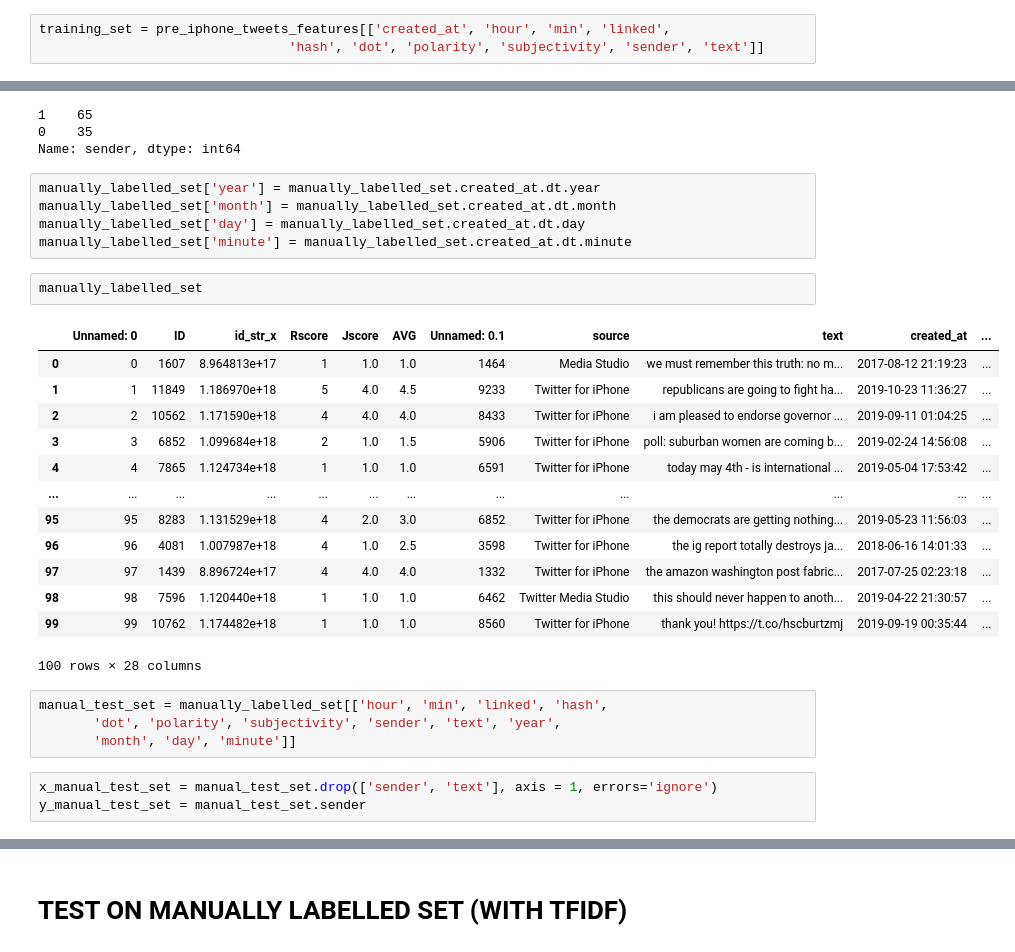
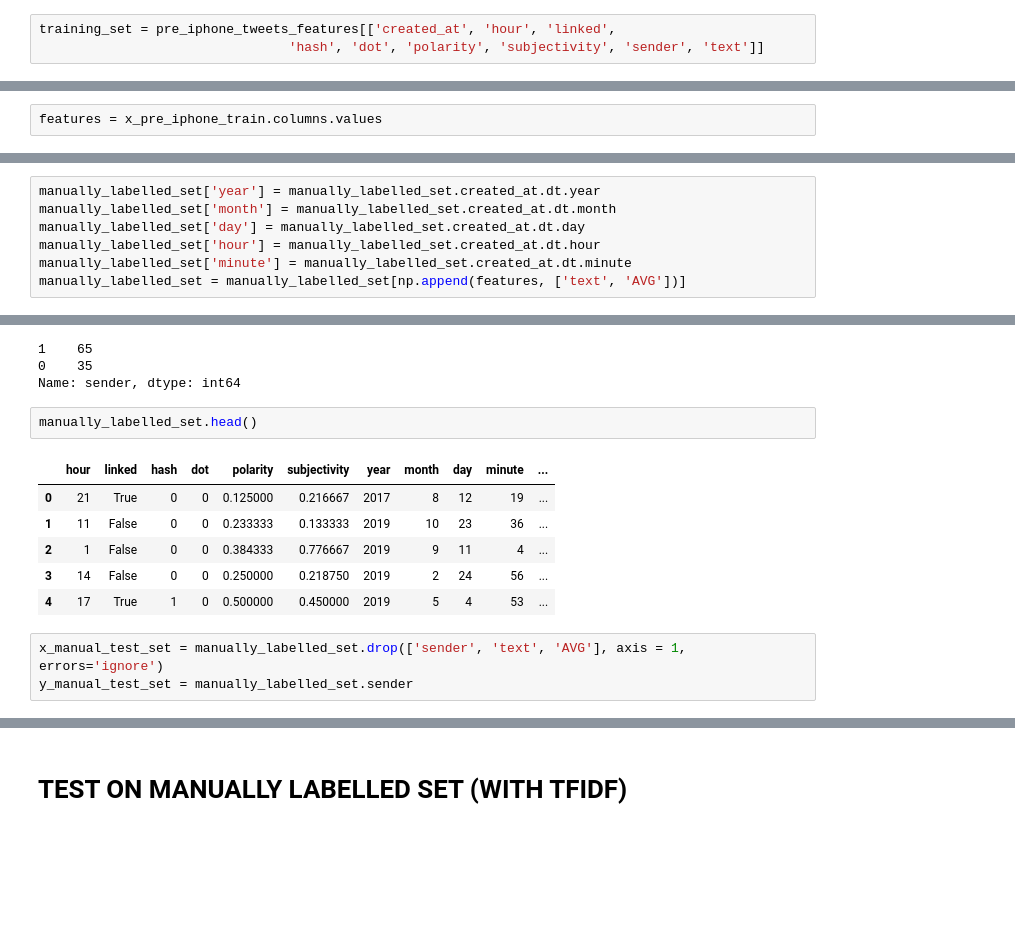
Before and after one commit to ddemarco96/FinalProject40, a Jupyter notebook: Original_Model.ipynb, the cells around one changed output, grey strips where cells are left out. Drawn from its saved outputs; the diff is of its cells as text; blank space fills up the shorter version.

```diff
--- a/Original_Model.ipynb
+++ b/Original_Model.ipynb
@@ -74,7 +101,7 @@ Try using .loc[row_indexer,col_indexer] = value instead
 See the caveats in the documentation: http://pandas.pydata.org/pandas-docs/stable/user_guide/indexing.html#returning-a-view-versus-a-copy
   This is separate from the ipykernel package so we can avoid doing imports until
 # %%
-training_set = pre_iphone_tweets_features[['created_at', 'hour', 'min', 'linked',
+training_set = pre_iphone_tweets_features[['created_at', 'hour', 'linked',
                                 'hash', 'dot', 'polarity', 'subjectivity', 'sender', 'text']]
 # %%
 training_set['year'] = training_set.created_at.dt.year
@@ -127,6 +154,8 @@ y_pre_iphone_train = pre_iphone_train.sender
 
 x_pre_iphone_test = pre_iphone_test.drop('sender', axis=1, errors='ignore')
 y_pre_iphone_test = pre_iphone_test.sender
+# %%
+features = x_pre_iphone_train.columns.values
 # %% [markdown]
 # Baseline Random Forest Classifier
 # %%
@@ -218,3 +255,10 @@ model_with_tfidf.score(x_pre_iphone_test_wtfidf, y_pre_iphone_test_wtfidf)
 # %%
 manually_labelled_set = pd.read_csv("manul100.csv")
 manually_labelled_set['created_at'] = pd.to_datetime(manually_labelled_set['created_at'])
+# %%
+manually_labelled_set['year'] = manually_labelled_set.created_at.dt.year
+manually_labelled_set['month'] = manually_labelled_set.created_at.dt.month
+manually_labelled_set['day'] = manually_labelled_set.created_at.dt.day
+manually_labelled_set['hour'] = manually_labelled_set.created_at.dt.hour
+manually_labelled_set['minute'] = manually_labelled_set.created_at.dt.minute
+manually_labelled_set = manually_labelled_set[np.append(features, ['text', 'AVG'])]
@@ -226,34 +279,18 @@ manually_labelled_set.sender.value_counts()
 1    65
 0    35
 Name: sender, dtype: int64
-# %%
-manually_labelled_set['year'] = manually_labelled_set.created_at.dt.year
-manually_labelled_set['month'] = manually_labelled_set.created_at.dt.month
-manually_labelled_set['day'] = manually_labelled_set.created_at.dt.day
-manually_labelled_set['minute'] = manually_labelled_set.created_at.dt.minute
 # %%
-manually_labelled_set
+manually_labelled_set.head()
 # %% [output]
-|  | Unnamed: 0 | ID | id_str_x | Rscore | Jscore | AVG | Unnamed: 0.1 | source | text | created_at | ... |
-| 0 | 0 | 1607 | 8.964813e+17 | 1 | 1.0 | 1.0 | 1464 | Media Studio | we must remember this truth: no m... | 2017-08-12 21:19:23 | ... |
-| 1 | 1 | 11849 | 1.186970e+18 | 5 | 4.0 | 4.5 | 9233 | Twitter for iPhone | republicans are going to fight ha... | 2019-10-23 11:36:27 | ... |
-| 2 | 2 | 10562 | 1.171590e+18 | 4 | 4.0 | 4.0 | 8433 | Twitter for iPhone | i am pleased to endorse governor ... | 2019-09-11 01:04:25 | ... |
-| 3 | 3 | 6852 | 1.099684e+18 | 2 | 1.0 | 1.5 | 5906 | Twitter for iPhone | poll: suburban women are coming b... | 2019-02-24 14:56:08 | ... |
-| 4 | 4 | 7865 | 1.124734e+18 | 1 | 1.0 | 1.0 | 6591 | Twitter for iPhone | today may 4th - is international ... | 2019-05-04 17:53:42 | ... |
-| ... | ... | ... | ... | ... | ... | ... | ... | ... | ... | ... | ... |
-| 95 | 95 | 8283 | 1.131529e+18 | 4 | 2.0 | 3.0 | 6852 | Twitter for iPhone | the democrats are getting nothing... | 2019-05-23 11:56:03 | ... |
-| 96 | 96 | 4081 | 1.007987e+18 | 4 | 1.0 | 2.5 | 3598 | Twitter for iPhone | the ig report totally destroys ja... | 2018-06-16 14:01:33 | ... |
-| 97 | 97 | 1439 | 8.896724e+17 | 4 | 4.0 | 4.0 | 1332 | Twitter for iPhone | the amazon washington post fabric... | 2017-07-25 02:23:18 | ... |
-| 98 | 98 | 7596 | 1.120440e+18 | 1 | 1.0 | 1.0 | 6462 | Twitter Media Studio | this should never happen to anoth... | 2019-04-22 21:30:57 | ... |
-| 99 | 99 | 10762 | 1.174482e+18 | 1 | 1.0 | 1.0 | 8560 | Twitter for iPhone | thank you! https://t.co/hscburtzmj | 2019-09-19 00:35:44 | ... |
+|  | hour | linked | hash | dot | polarity | subjectivity | year | month | day | minute | ... |
+| 0 | 21 | True | 0 | 0 | 0.125000 | 0.216667 | 2017 | 8 | 12 | 19 | ... |
+| 1 | 11 | False | 0 | 0 | 0.233333 | 0.133333 | 2019 | 10 | 23 | 36 | ... |
+| 2 | 1 | False | 0 | 0 | 0.384333 | 0.776667 | 2019 | 9 | 11 | 4 | ... |
+| 3 | 14 | False | 0 | 0 | 0.250000 | 0.218750 | 2019 | 2 | 24 | 56 | ... |
+| 4 | 17 | True | 1 | 0 | 0.500000 | 0.450000 | 2019 | 5 | 4 | 53 | ... |
-100 rows × 28 columns
-# %%
-manual_test_set = manually_labelled_set[['hour', 'min', 'linked', 'hash',
-       'dot', 'polarity', 'subjectivity', 'sender', 'text', 'year',
-       'month', 'day', 'minute']]
 # %%
-x_manual_test_set = manual_test_set.drop(['sender', 'text'], axis = 1, errors='ignore')
-y_manual_test_set = manual_test_set.sender
+x_manual_test_set = manually_labelled_set.drop(['sender', 'text', 'AVG'], axis = 1, errors='ignore')
+y_manual_test_set = manually_labelled_set.sender
 # %%
 model.score(x_manual_test_set, y_manual_test_set)
 # %% [output]
```
Also changed, not shown: parts of 52 cells of this notebook, 1 other file.
